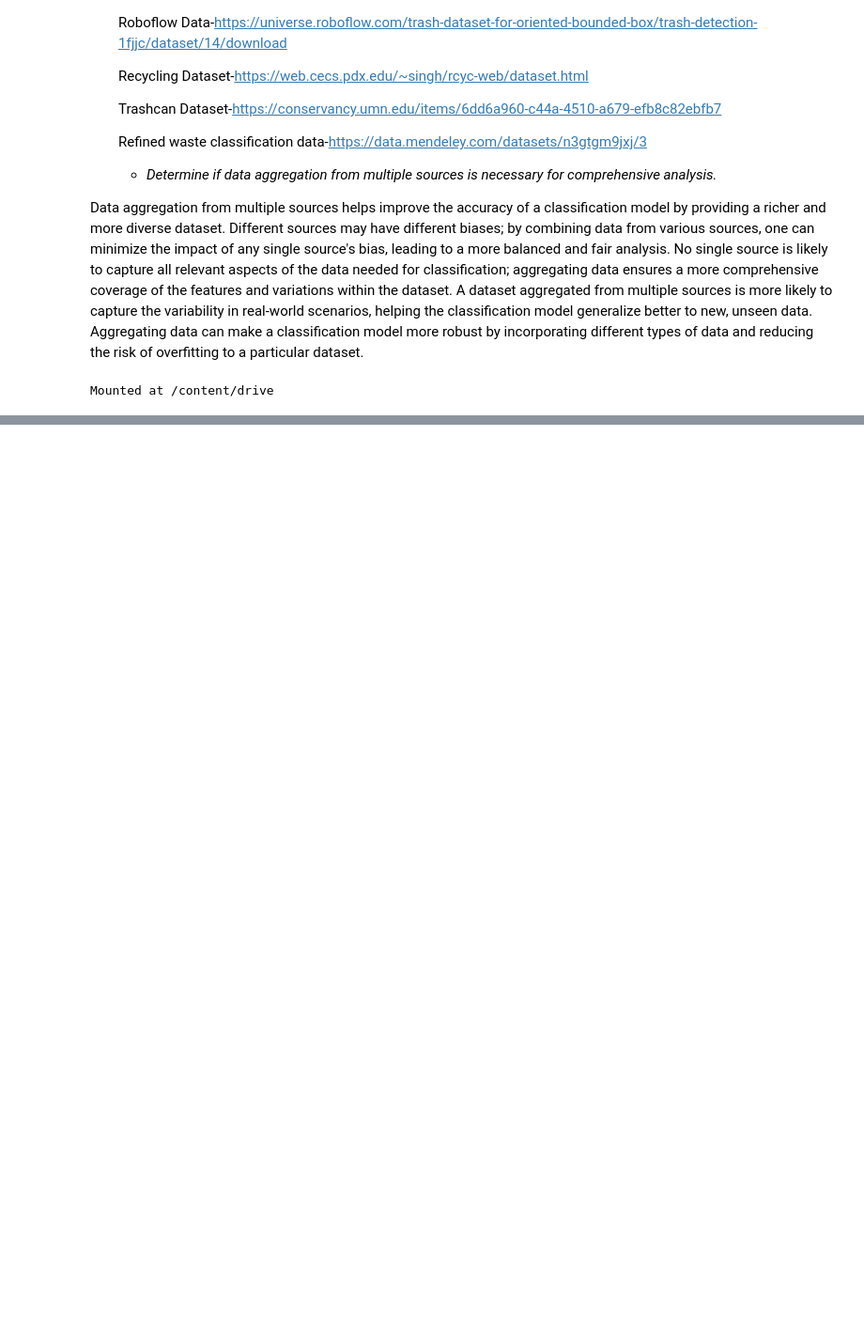
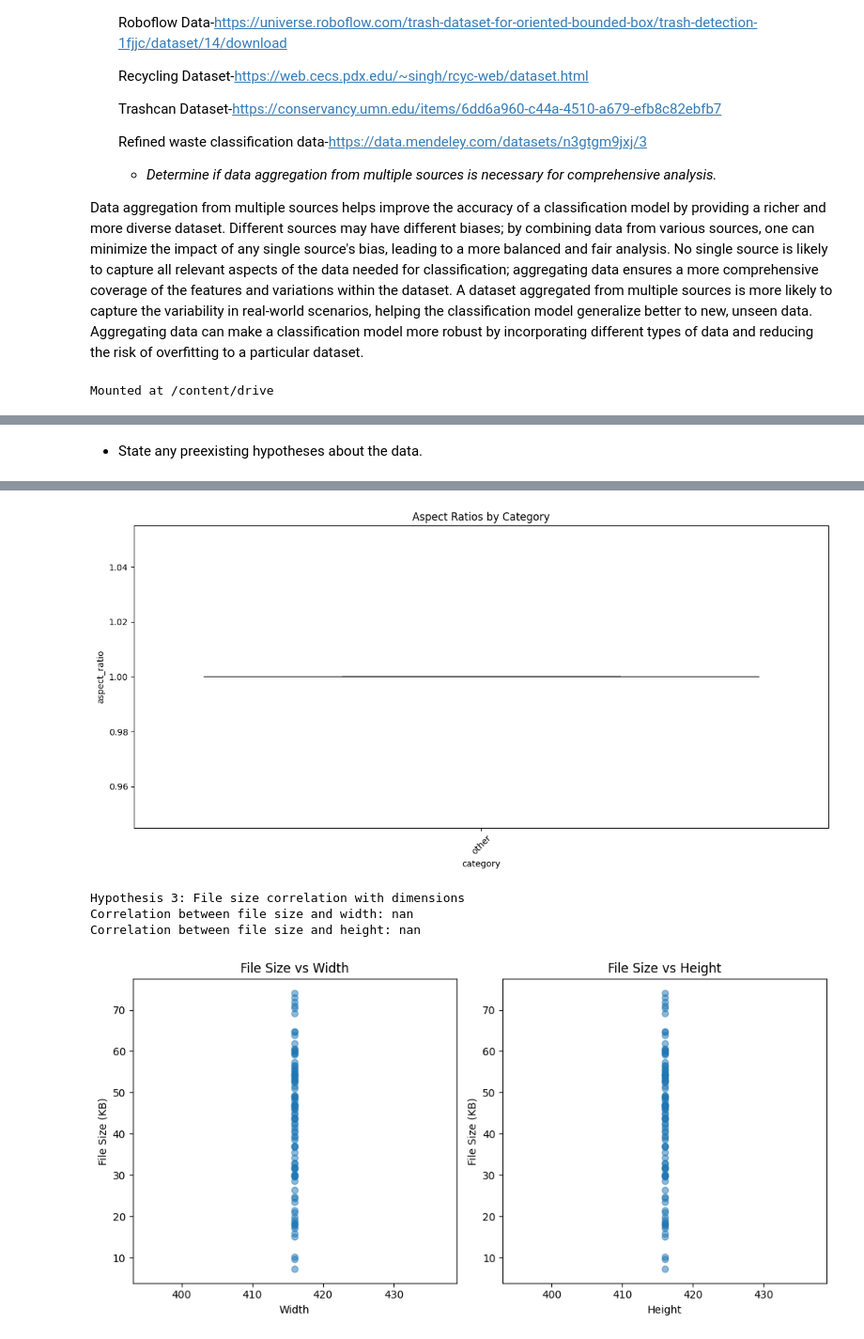
Before and after one commit to cynthianekesa/data-preprocessing-assignment, a Jupyter notebook: ml_pipeline_[Cynthia_Nekesa]_data_preprocessing.ipynb, the cells around one changed output, grey strips where cells are left out. Shown at 94% size. Drawn from its saved outputs; the diff is of its cells as text; code cells hidden in the pictures; blank space fills up the shorter version.

```diff
--- a/ml_pipeline_[Cynthia_Nekesa]_data_preprocessing.ipynb
+++ b/ml_pipeline_[Cynthia_Nekesa]_data_preprocessing.ipynb
@@ -201,0 +68,11 @@ Category: {category}, Example files: {files[:3]}")
+# %%
+import os
+
+image_dir_path = '/content/drive/My Drive/all_images'
+
+# Listing the contents of the image directory
+image_files = os.listdir(image_dir_path)
+
+print("Contents of the image directory:")
+for file in image_files:
+    print(file)
@@ -201,0 +430,64 @@ Category: {category}, Example files: {files[:3]}")
+# %% [markdown]
+- State any preexisting hypotheses about the data.
+# %%
+import pandas as pd
+import numpy as np
+from scipy import stats
+import matplotlib.pyplot as plt
+import seaborn as sns
+
+# Hypothesis 1: Image sizes differ significantly between source types
+print("Hypothesis 1: Image size differences between source types")
+source_type_sizes = df_features.groupby('source_type')['file_size_kb'].agg(['mean', 'std', 'count'])
+# Performing t-test between video frames and regular images
+video_sizes = df_features[df_features['source_type'] == 'video_frame']['file_size_kb']
+image_sizes = df_features[df_features['source_type'] == 'image']['file_size_kb']
+t_stat, p_value = stats.ttest_ind(video_sizes, image_sizes)
+print("\
+Source type size statistics:")
+print(source_type_sizes)
+print(f"\
+t-statistic: {t_stat:.4f}")
+print(f"p-value: {p_value:.4f}")
+
+# Hypothesis 2: Different waste categories have distinct aspect ratios
+print("\
+Hypothesis 2: Aspect ratio differences between categories")
+category_ratios = df_features.groupby('category')['aspect_ratio'].agg(['mean', 'std', 'count'])
+print("\
+Category aspect ratio statistics:")
+print(category_ratios)
+
+# Visualizing aspect ratios by category
+plt.figure(figsize=(12, 6))
+sns.boxplot(x='category', y='aspect_ratio', data=df_features)
+plt.xticks(rotation=45)
+plt.title('Aspect Ratios by Category')
+plt.tight_layout()
+plt.show()
+
+# Hypothesis 3: File size correlation with image dimensions
+print("\
+Hypothesis 3: File size correlation with dimensions")
+correlation_size_width = df_features['file_size_kb'].corr(df_features['width'])
+correlation_size_height = df_features['file_size_kb'].corr(df_features['height'])
+print(f"\
+Correlation between file size and width: {correlation_size_width:.4f}")
+print(f"Correlation between file size and height: {correlation_size_height:.4f}")
+
+# Scatter plot of file size vs dimensions
+plt.figure(figsize=(10, 5))
+plt.subplot(1, 2, 1)
+plt.scatter(df_features['width'], df_features['file_size_kb'], alpha=0.5)
+plt.xlabel('Width')
+plt.ylabel('File Size (KB)')
+plt.title('File Size vs Width')
+
+plt.subplot(1, 2, 2)
+plt.scatter(df_features['height'], df_features['file_size_kb'], alpha=0.5)
+plt.xlabel('Height')
+plt.ylabel('File Size (KB)')
+plt.title('File Size vs Height')
+plt.tight_layout()
+plt.show()
+# %% [output]
@@ -201,0 +506,5 @@ Category: {category}, Example files: {files[:3]}")
+[figure, added]
+Hypothesis 3: File size correlation with dimensions
+Correlation between file size and width: nan
+Correlation between file size and height: nan
+[figure, added]
```
Also changed, not shown: parts of 66 cells of this notebook.
